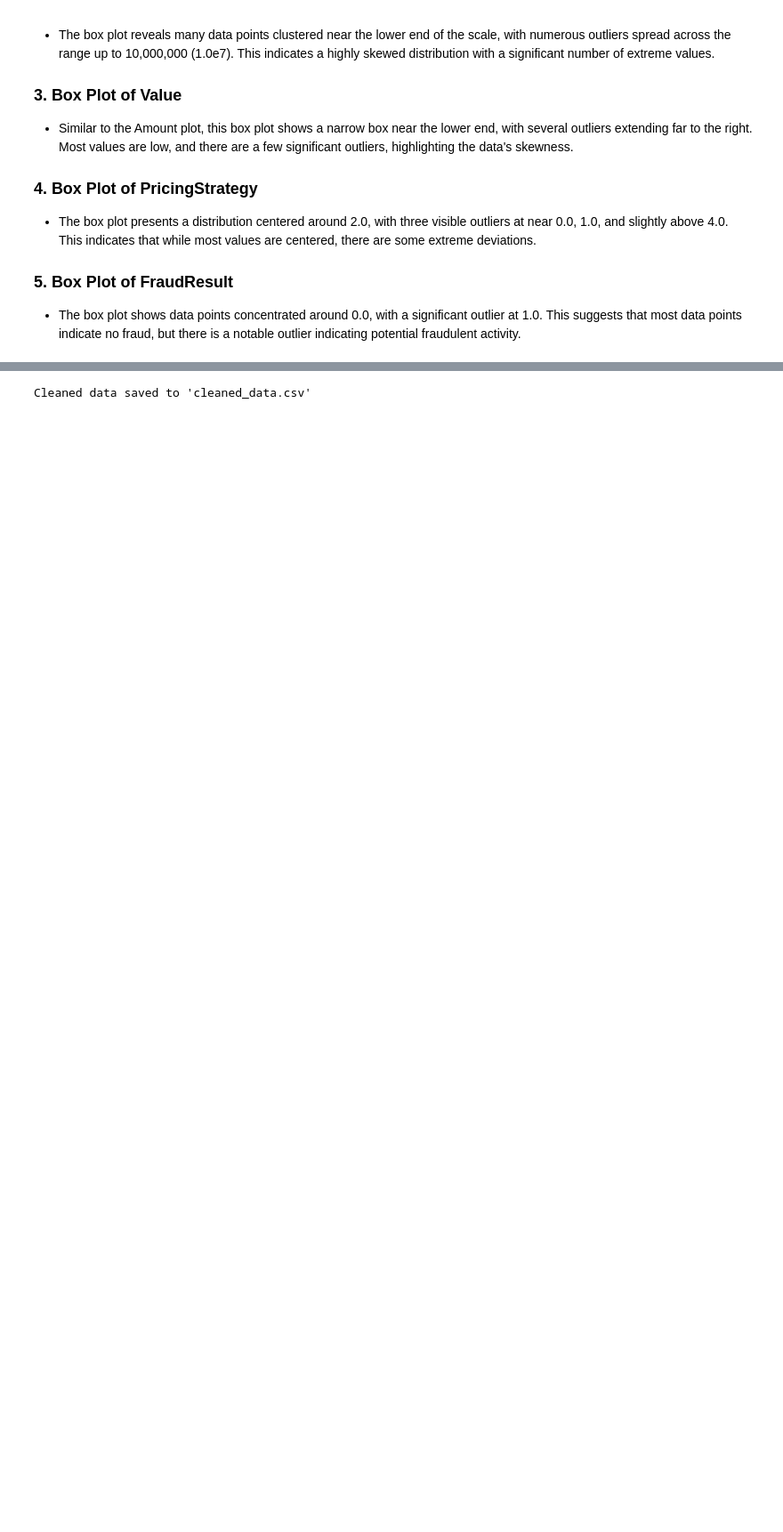
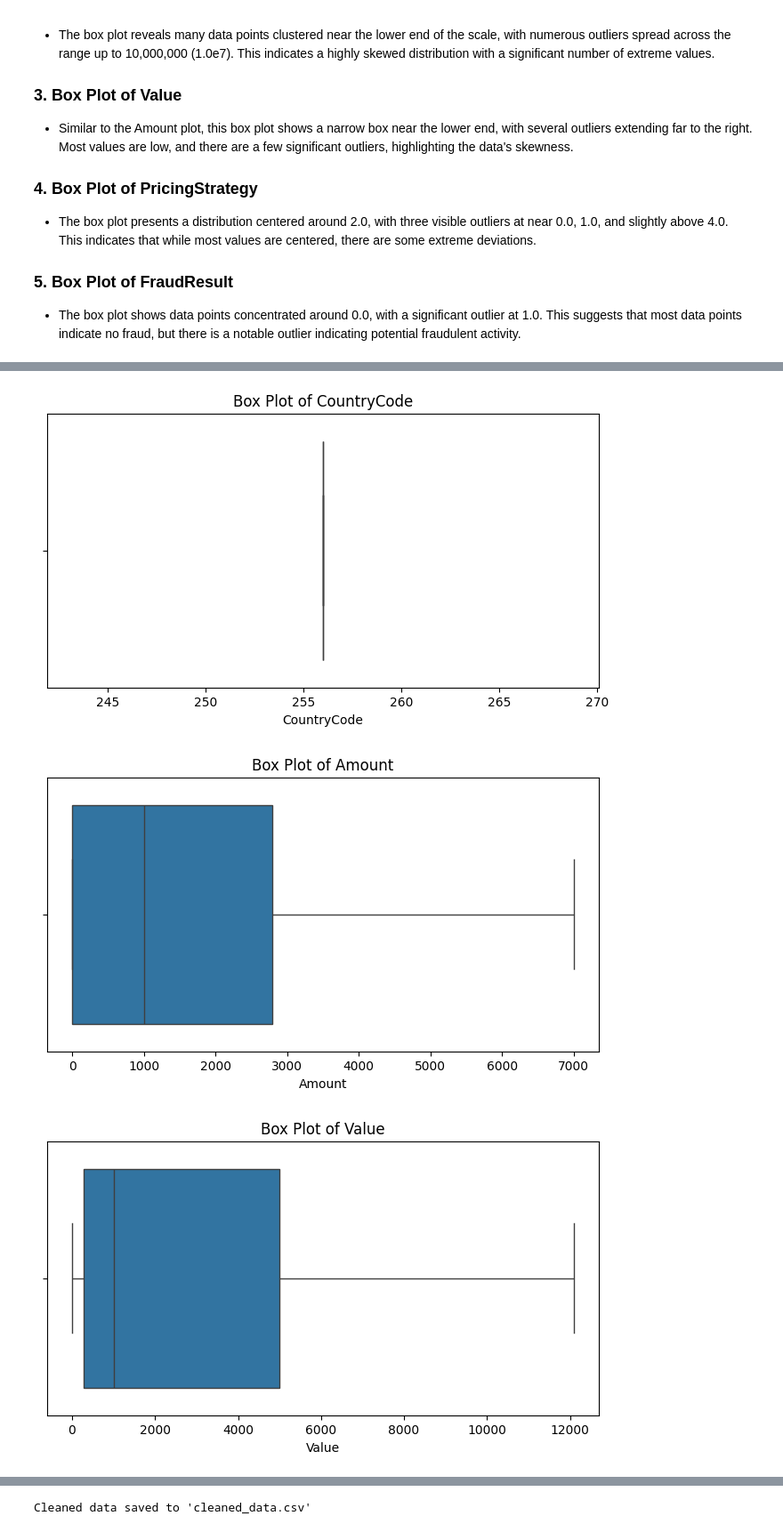
Before and after one commit to b-sam16/Credit-Scoring-Model, a Jupyter notebook: notebooks/eda.ipynb, the cells around one changed output, grey strips where cells are left out. Shown at 89% size. Cells and saved outputs as stored; diff of their text form; code cells hidden in the pictures; blank space fills up the shorter version.

Commit message:
Fixed outlier handling method.

```diff
--- a/notebooks/eda.ipynb
+++ b/notebooks/eda.ipynb
@@ -253,0 +251,8 @@ Capped outliers in Value to specified thresholds.
+# %%
+cleaned_visualizer = DataVisualizer(data_cleaner.data)
+# %%
+cleaned_visualizer.plot_outliers()
+# %% [output]
+[figure, added]
+[figure, added]
+[figure, added]
```
Also changed, not shown: parts of 4 cells of this notebook, 1 other file.
